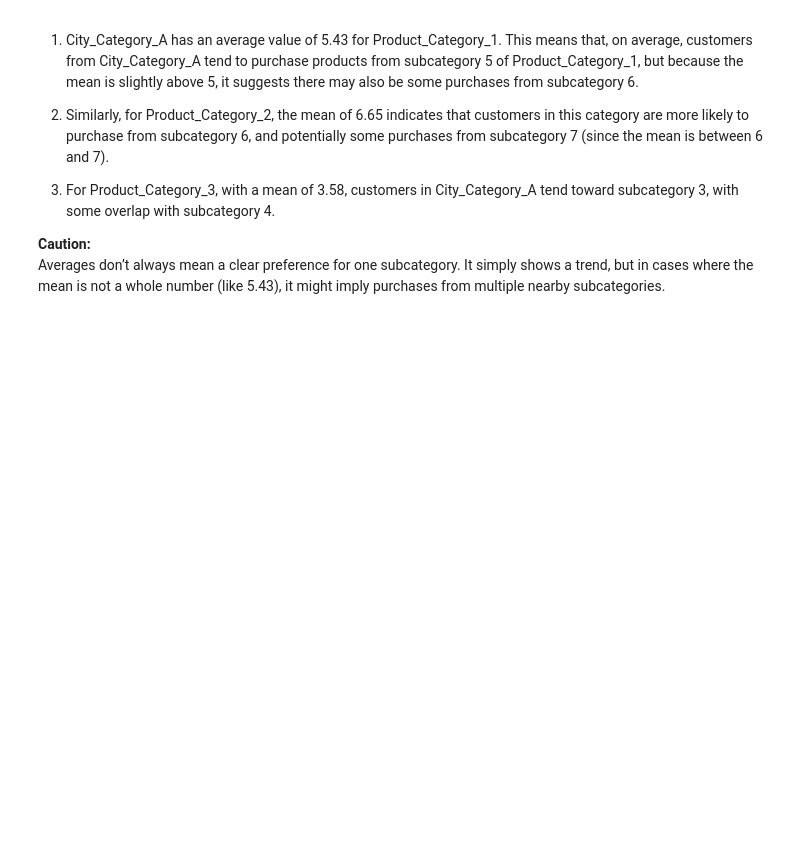
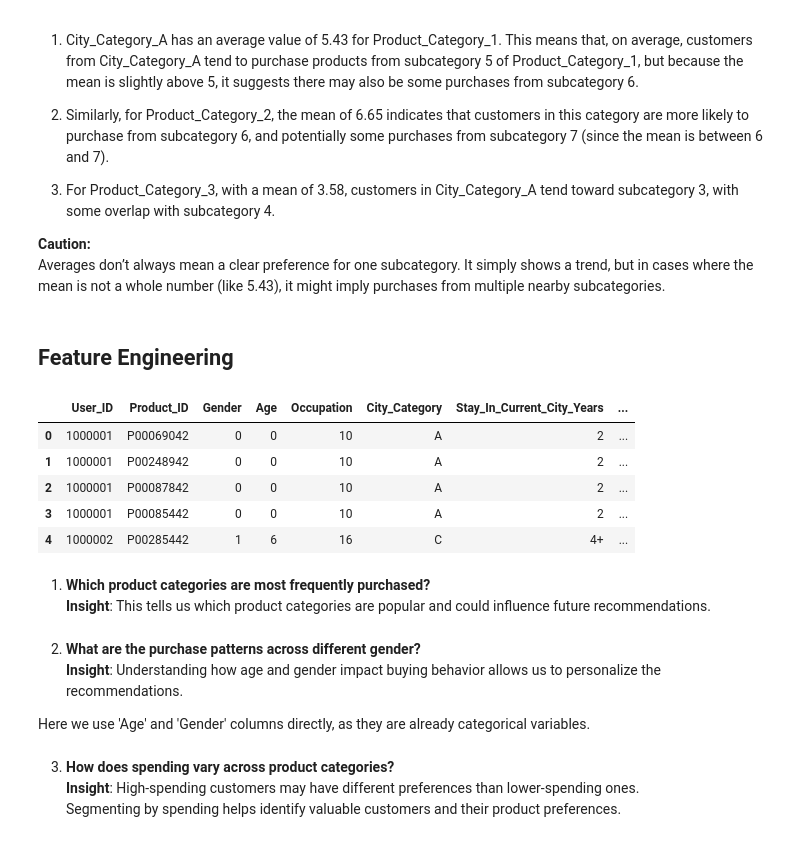
Before and after one commit to Darknight47/Data-Science-Project-02, a Jupyter notebook: recommendation_system.ipynb, the cells around one changed output. Drawn from its saved outputs; the diff is of its cells as text; code cells hidden in the pictures; blank space fills up the shorter version.

Commit message:
Feature Engineering p1

```diff
--- a/recommendation_system.ipynb
+++ b/recommendation_system.ipynb
@@ -307,8 +293,9 @@ plt.show()
 If customers often buy from multiple categories, cross-category recommendations may be useful.
 Otherwise, sticking to similar product categories will be more effective.
 # %%
+dataset['num_categories_purchased'] = dataset[['Product_Category_1', 'Product_Category_2', 'Product_Category_3']].notnull().sum(axis=1)
 # Create a new column that counts the number of categories purchased (now excluding 0)
-dataset['num_categories_purchased'] = dataset[['Product_Category_1', 'Product_Category_2', 'Product_Category_3']].gt(0).sum(axis=1)
+#dataset['num_categories_purchased'] = dataset[['Product_Category_1', 'Product_Category_2', 'Product_Category_3']].gt(0).sum(axis=1)
 # This column counts how many product categories (out of Product_Category_1, Product_Category_2, and Product_Category_3) were non-null for each purchase.
 # %%
 # Group by 'User_ID' to see how many unique categories each customer has bought from
@@ -359,3 +346,17 @@ The average product preferences in each city category.
 
 **Caution:**
 Averages don’t always mean a clear preference for one subcategory. It simply shows a trend, but in cases where the mean is not a whole number (like 5.43), it might imply purchases from multiple nearby subcategories.
+# %% [markdown]
+## Feature Engineering
+# %%
+dataset.head()
+# %% [output]
+|  | User_ID | Product_ID | Gender | Age | Occupation | City_Category | Stay_In_Current_City_Years | ... |
+| 0 | 1000001 | P00069042 | 0 | 0 | 10 | A | 2 | ... |
+| 1 | 1000001 | P00248942 | 0 | 0 | 10 | A | 2 | ... |
+| 2 | 1000001 | P00087842 | 0 | 0 | 10 | A | 2 | ... |
+| 3 | 1000001 | P00085442 | 0 | 0 | 10 | A | 2 | ... |
+| 4 | 1000002 | P00285442 | 1 | 6 | 16 | C | 4+ | ... |
+# %% [markdown]
+1. **Which product categories are most frequently purchased?**
+**Insight**: This tells us which product categories are popular and could influence future recommendations.
@@ -361,0 +367,9 @@ Averages don’t always mean a clear preference for one subcategory. It simply s
+# %% [markdown]
+2. **What are the purchase patterns across different gender?**
+**Insight**: Understanding how age and gender impact buying behavior allows us to personalize the recommendations.
+
+Here we use 'Age' and 'Gender' columns directly, as they are already categorical variables.
+# %% [markdown]
+3. **How does spending vary across product categories?**
+**Insight**: High-spending customers may have different preferences than lower-spending ones.
+Segmenting by spending helps identify valuable customers and their product preferences.
```
Also changed, not shown: parts of 13 cells of this notebook.
